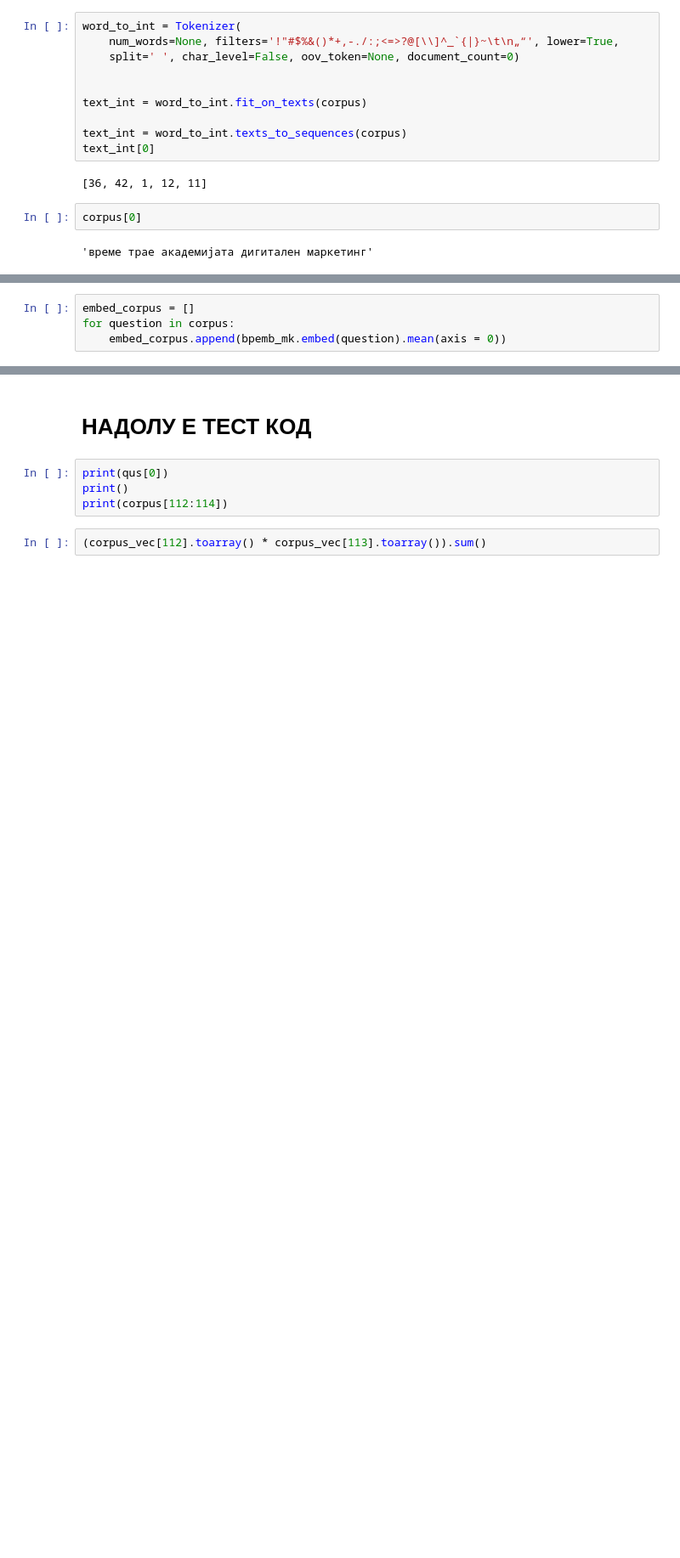
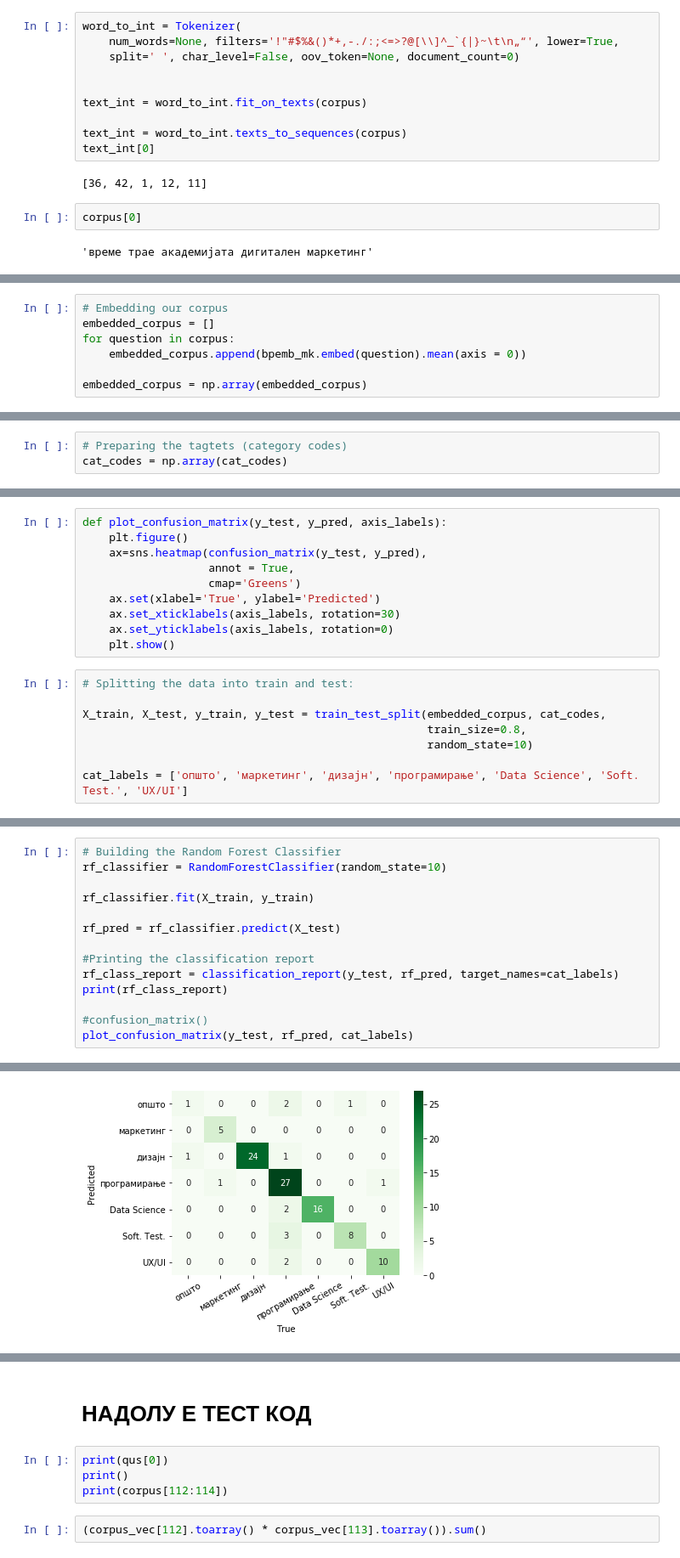
Before and after one commit to filipgd1/NLP-Chatbot, a Jupyter notebook: text_preprocessing_chatbot.ipynb, the cells around one changed output, grey strips where cells are left out. Shown at 85% size. Cells and saved outputs as stored; diff of their text form; blank space fills up the shorter version.

Commit message:
Класификатори за академија според word embeddings (без невронски мрежи)

```diff
--- a/text_preprocessing_chatbot.ipynb
+++ b/text_preprocessing_chatbot.ipynb
@@ -291,6 +276,9 @@ max(max(text_int))
 from bpemb import BPEmb
 bpemb_mk = BPEmb(lang="mk", dim=300)
 # %%
-embed_corpus = []
+# Embedding our corpus
+embedded_corpus = []
 for question in corpus:
-    embed_corpus.append(bpemb_mk.embed(question).mean(axis = 0))
+    embedded_corpus.append(bpemb_mk.embed(question).mean(axis = 0))
+
+embedded_corpus = np.array(embedded_corpus)
@@ -316,0 +289,3 @@ array([-0.36950657,  0.18893042,  0.01634129, -0.00867986,  0.11965057,
+# %%
+# Preparing the tagtets (category codes)
+cat_codes = np.array(cat_codes)
@@ -316,0 +302,18 @@ array([-0.36950657,  0.18893042,  0.01634129, -0.00867986,  0.11965057,
+# %%
+def plot_confusion_matrix(y_test, y_pred, axis_labels):
+    plt.figure()
+    ax=sns.heatmap(confusion_matrix(y_test, y_pred),
+                   annot = True,
+                   cmap='Greens')
+    ax.set(xlabel='True', ylabel='Predicted')
+    ax.set_xticklabels(axis_labels, rotation=30)
+    ax.set_yticklabels(axis_labels, rotation=0)
+    plt.show()
+# %%
+# Splitting the data into train and test:
+
+X_train, X_test, y_train, y_test = train_test_split(embedded_corpus, cat_codes,
+                                                    train_size=0.8,
+                                                    random_state=10)
+
+cat_labels = ['општо', 'маркетинг', 'дизајн', 'програмирање', 'Data Science', 'Soft. Test.', 'UX/UI']
@@ -316,0 +330,15 @@ array([-0.36950657,  0.18893042,  0.01634129, -0.00867986,  0.11965057,
+# %%
+# Building the Random Forest Classifier
+rf_classifier = RandomForestClassifier(random_state=10)
+
+rf_classifier.fit(X_train, y_train)
+
+rf_pred = rf_classifier.predict(X_test)
+
+#Printing the classification report
+rf_class_report = classification_report(y_test, rf_pred, target_names=cat_labels)
+print(rf_class_report)
+
+#confusion_matrix()
+plot_confusion_matrix(y_test, rf_pred, cat_labels)
+# %% [output]
@@ -316,0 +358 @@ array([-0.36950657,  0.18893042,  0.01634129, -0.00867986,  0.11965057,
+[figure, added]
```
Also changed, not shown: parts of 17 cells of this notebook.
